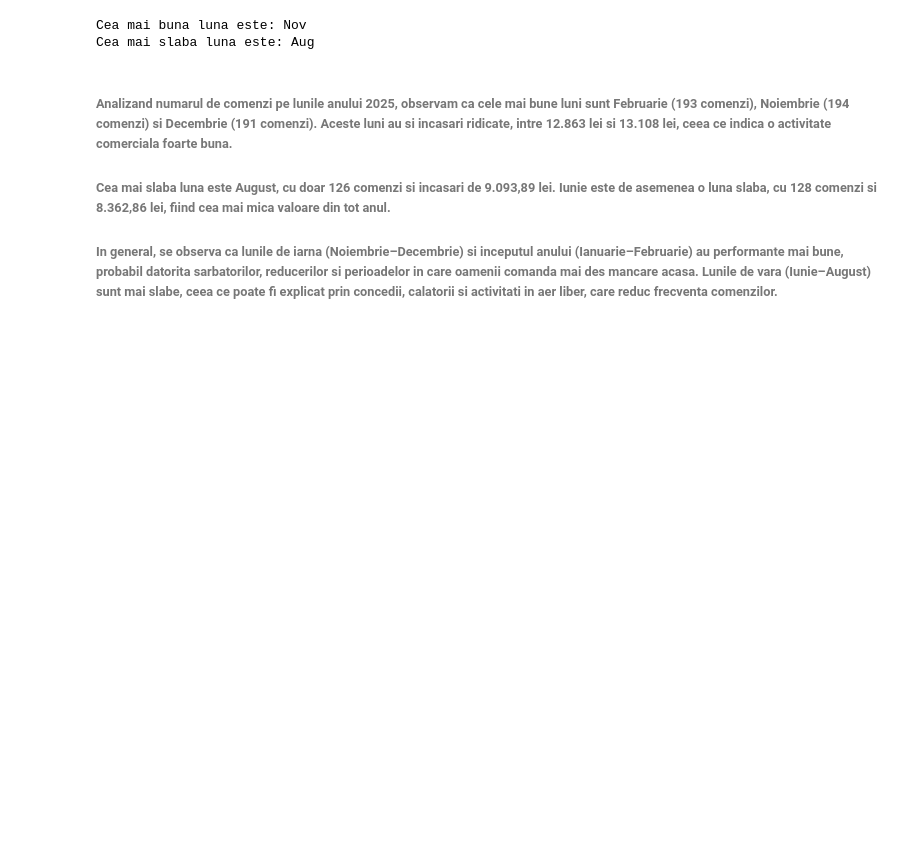
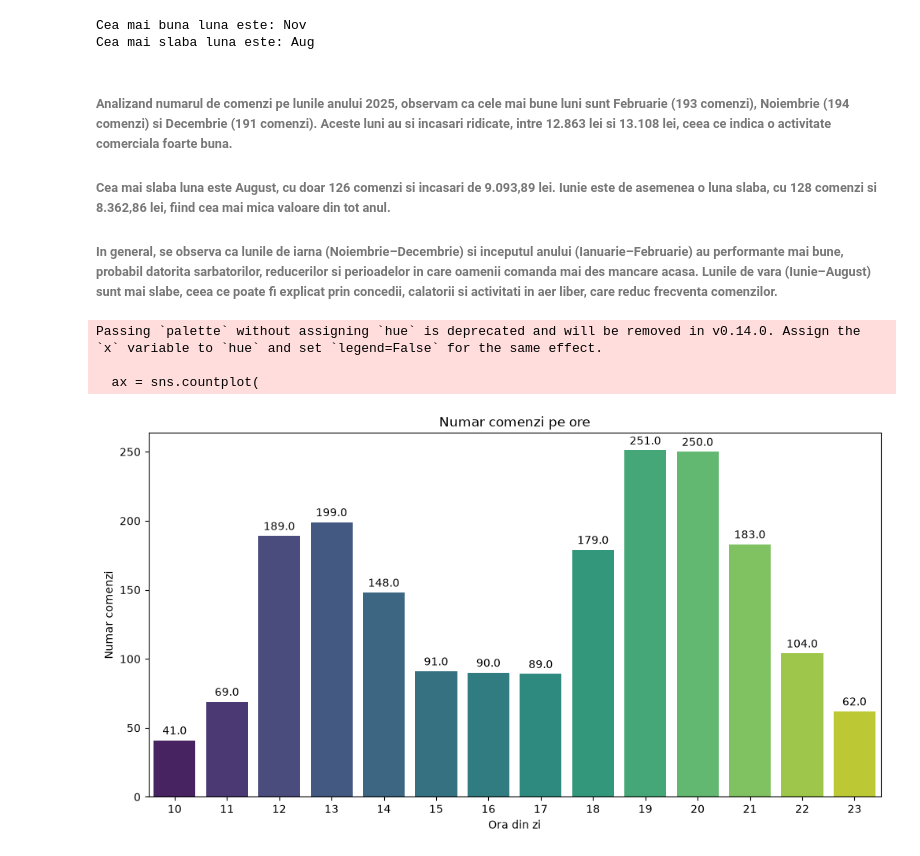
Before and after one commit to CristianaTrandafir/proiect_python_trandafir_cristiana, a Jupyter notebook: proiect_gustoexpress.ipynb, the cells around one changed output. Saved outputs shown, nothing was run; the diff lists cells and outputs as text; code cells hidden in the pictures; blank space fills up the shorter version.

```diff
--- a/proiect_gustoexpress.ipynb
+++ b/proiect_gustoexpress.ipynb
@@ -402,3 +402,38 @@ Cea mai slaba luna este: Aug
 ###### Cea mai slaba luna este August, cu doar 126 comenzi si incasari de 9.093,89 lei. Iunie este de asemenea o luna slaba, cu 128 comenzi si 8.362,86 lei, fiind cea mai mica valoare din tot anul.
 
 ###### In general, se observa ca lunile de iarna (Noiembrie–Decembrie) si inceputul anului (Ianuarie–Februarie) au performante mai bune, probabil datorita sarbatorilor, reducerilor si perioadelor in care oamenii comanda mai des mancare acasa. Lunile de vara (Iunie–August) sunt mai slabe, ceea ce poate fi explicat prin concedii, calatorii si activitati in aer liber, care reduc frecventa comenzilor.
+# %%
+"""Întrebarea 4 – Când comandă clienții? (10p)
+• Bar chart cu numărul de comenzi pe fiecare oră din zi
+• Bar chart cu numărul de comenzi pe zilele săptămânii, în ordine de luni până duminică, cu
+numele zilelor în română (folosește un dicționar și map())
+• Concluzie: care sunt orele și zilele de vârf? Ce ar trebui să facă firma în aceste momente?"""
+
+plt.figure(figsize=(12,6))
+
+ax = sns.countplot(
+    data=df,
+    x="ora",
+    order=sorted(df["ora"].unique()),
+    palette="viridis"
+)
+
+# Afisam valorile pe bare
+for p in ax.patches:
+    ax.annotate(
+        p.get_height(),
+        (p.get_x() + p.get_width()/2, p.get_height()),
+        ha='center', va='center',
+        xytext=(0, 8),
+        textcoords='offset points'
+    )
+
+plt.title("Numar comenzi pe ore")
+plt.xlabel("Ora din zi")
+plt.ylabel("Numar comenzi")
+plt.show()
+# %% [output]
+Passing `palette` without assigning `hue` is deprecated and will be removed in v0.14.0. Assign the `x` variable to `hue` and set `legend=False` for the same effect.
+
+  ax = sns.countplot(
+[figure, added]
```
Also changed, not shown: parts of 2 cells of this notebook.
